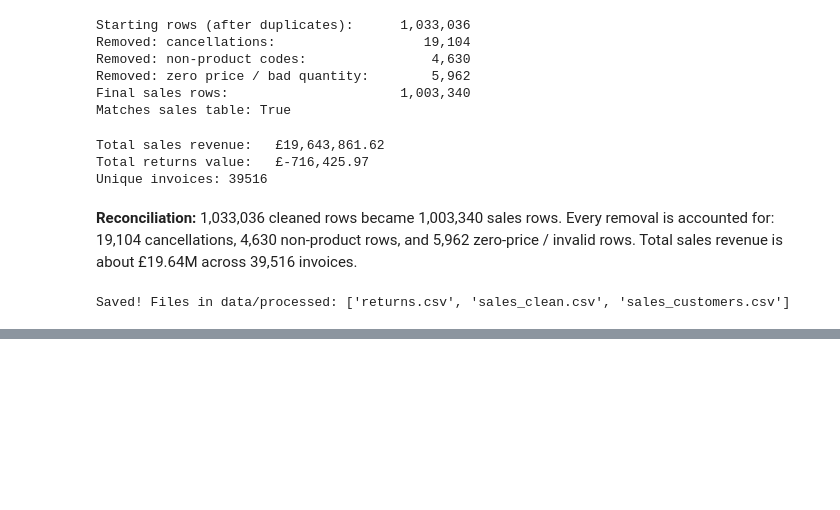
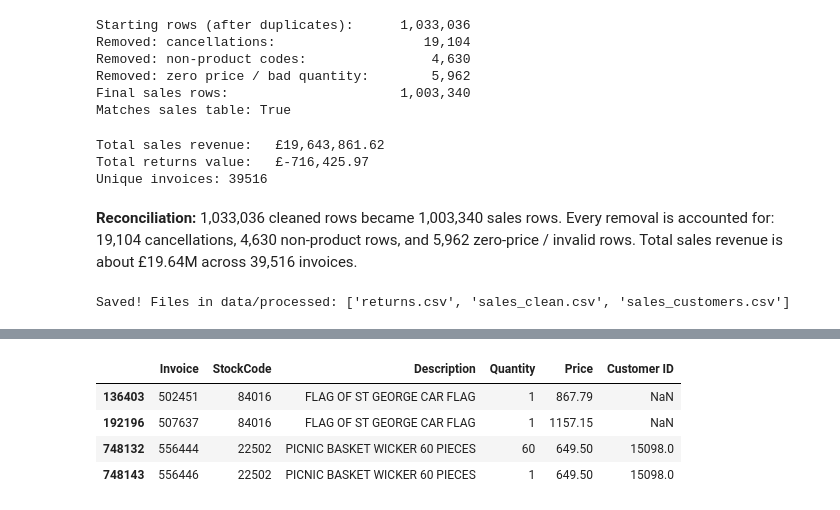
Before and after one commit to fathimathulamana/online-retail-analysis, a Jupyter notebook: notebooks/online_retail_analysis.ipynb, the cells around one changed output, grey strips where cells are left out. Saved outputs shown, nothing was run; the diff lists cells and outputs as text; code cells hidden in the pictures; blank space fills up the shorter version.

```diff
--- a/notebooks/online_retail_analysis.ipynb
+++ b/notebooks/online_retail_analysis.ipynb
@@ -879,0 +945,9 @@ Saved! Files in data/processed: ['returns.csv', 'sales_clean.csv', 'sales_custom
+# %%
+sales[sales["Price"] > 500][["Invoice", "StockCode", "Description",
+                             "Quantity", "Price", "Customer ID"]]
+# %% [output]
+|  | Invoice | StockCode | Description | Quantity | Price | Customer ID |
+| 136403 | 502451 | 84016 | FLAG OF ST GEORGE CAR FLAG | 1 | 867.79 | NaN |
+| 192196 | 507637 | 84016 | FLAG OF ST GEORGE CAR FLAG | 1 | 1157.15 | NaN |
+| 748132 | 556444 | 22502 | PICNIC BASKET WICKER 60 PIECES | 60 | 649.50 | 15098.0 |
+| 748143 | 556446 | 22502 | PICNIC BASKET WICKER 60 PIECES | 1 | 649.50 | 15098.0 |
```
Also changed, not shown: parts of 27 cells of this notebook.
